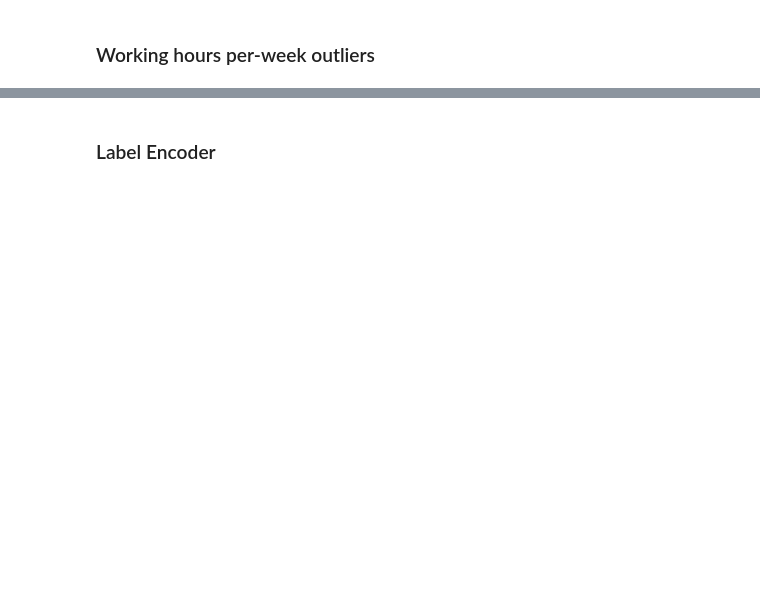
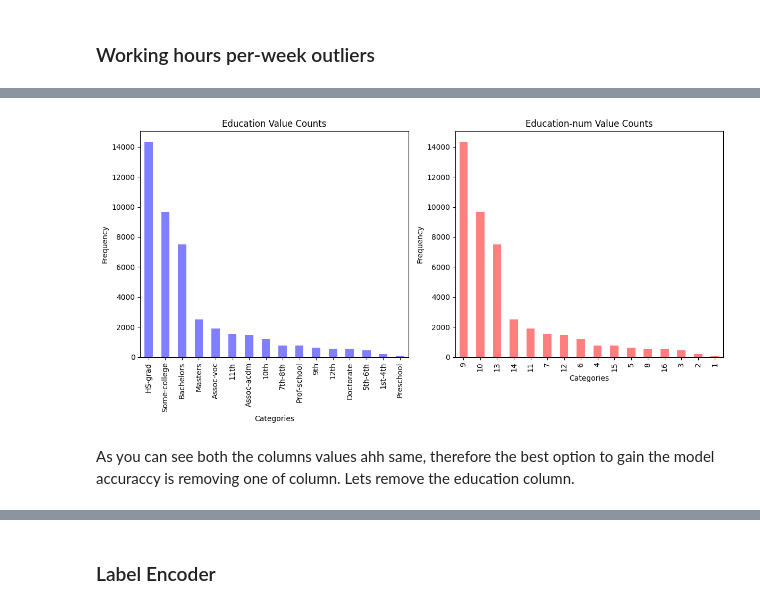
Before and after one commit to VanujaDesilva/IncomePrediction-ML-Models, a Jupyter notebook: Data Pre Processing.ipynb, the cells around one changed output, grey strips where cells are left out. Drawn from its saved outputs; the diff is of its cells as text; code cells hidden in the pictures; blank space fills up the shorter version.

```diff
--- a/Data Pre Processing.ipynb
+++ b/Data Pre Processing.ipynb
@@ -665,0 +626,29 @@ data.head()
+# %%
+# Calculate value counts for both columns
+education_counts = data['education'].value_counts()
+education_num_counts = data['education-num'].value_counts()
+
+# Plotting
+fig, axs = plt.subplots(1, 2, figsize=(12, 6))
+
+# Plotting 'education' value counts
+education_counts.plot(kind='bar', color='b', ax=axs[0], alpha=0.5)
+axs[0].set_title('Education Value Counts')
+axs[0].set_xlabel('Categories')
+axs[0].set_ylabel('Frequency')
+
+# Plotting 'education-num' value counts
+education_num_counts.plot(kind='bar', color='r', ax=axs[1], alpha=0.5)
+axs[1].set_title('Education-num Value Counts')
+axs[1].set_xlabel('Categories')
+axs[1].set_ylabel('Frequency')
+
+# Adjust layout
+plt.tight_layout()
+
+# Show plot
+plt.show()
+# %% [output]
+[figure, added]
+# %% [markdown]
+As you can see both the columns values ahh same, therefore the best option to gain the model accuraccy is removing one of column. Lets remove the education column.
```
Also changed, not shown: parts of 66 cells of this notebook, 1 other file.
